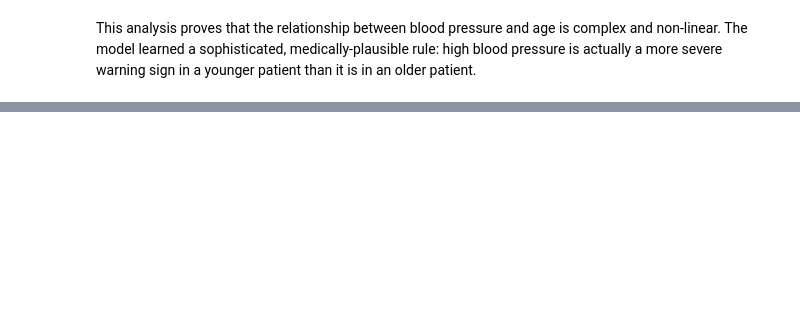
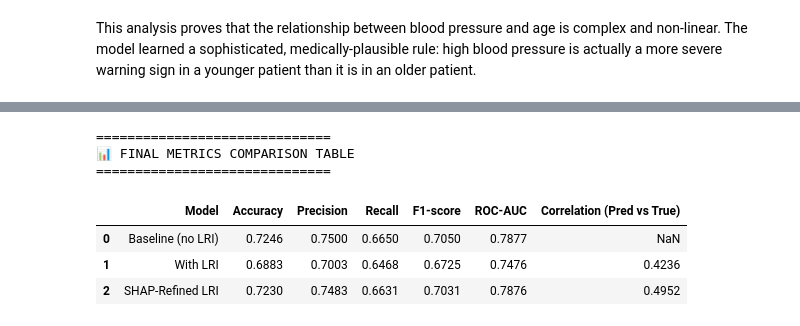
Before and after one commit to DCHAI003/IE0005, a Jupyter notebook: CardioVascular.ipynb, the cells around one changed output, grey strips where cells are left out. Saved outputs shown, nothing was run; the diff lists cells and outputs as text; code cells hidden in the pictures; blank space fills up the shorter version.

Commit message:
Implemented SHAP refined LRI

```diff
--- a/CardioVascular.ipynb
+++ b/CardioVascular.ipynb
@@ -587,0 +833,37 @@ Correlation between Weighted LRI and disease outcome: 0.3837960047
+# %%
+# === 7. Final Combined Results Table ===
+
+# --- Compute classification metrics for each model ---
+# (using default threshold = 0.5 for fairness)
+prec_base, rec_base, f1_base, _ = precision_recall_fscore_support(y_test, y_pred_base, average="binary")
+prec_enh, rec_enh, f1_enh, _ = precision_recall_fscore_support(y_test, y_pred_enh, average="binary")
+prec_ref, rec_ref, f1_ref, _ = precision_recall_fscore_support(y_test, y_pred_refined, average="binary")
+
+acc_base = accuracy_score(y_test, y_pred_base)
+acc_enh = accuracy_score(y_test, y_pred_enh)
+acc_ref = accuracy_score(y_test, y_pred_refined)
+
+# --- Build final summary DataFrame ---
+summary_df = pd.DataFrame({
+    'Model': ['Baseline (no LRI)', 'With LRI', 'SHAP-Refined LRI'],
+    'Accuracy': [acc_base, acc_enh, acc_ref],
+    'Precision': [prec_base, prec_enh, prec_ref],
+    'Recall': [rec_base, rec_enh, rec_ref],
+    'F1-score': [f1_base, f1_enh, f1_ref],
+    'ROC-AUC': [roc_base, roc_enh, roc_refined],
+    'Correlation (Pred vs True)': [None, corr_original, corr_weighted]
+})
+
+# --- Display neatly ---
+print("\n==============================")
+print("📊 FINAL METRICS COMPARISON TABLE")
+print("==============================")
+display(summary_df.round(4))
+# %% [output]
+==============================
+📊 FINAL METRICS COMPARISON TABLE
+==============================
+|  | Model | Accuracy | Precision | Recall | F1-score | ROC-AUC | Correlation (Pred vs True) |
+| 0 | Baseline (no LRI) | 0.7246 | 0.7500 | 0.6650 | 0.7050 | 0.7877 | NaN |
+| 1 | With LRI | 0.6883 | 0.7003 | 0.6468 | 0.6725 | 0.7476 | 0.4236 |
+| 2 | SHAP-Refined LRI | 0.7230 | 0.7483 | 0.6631 | 0.7031 | 0.7876 | 0.4952 |
```
Also changed, not shown: parts of 11 cells of this notebook.
